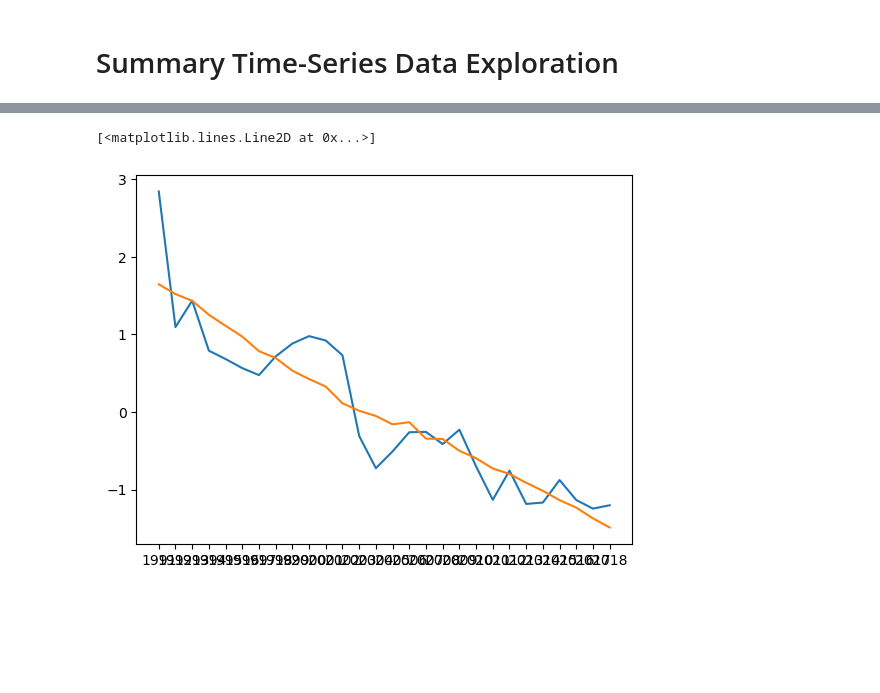
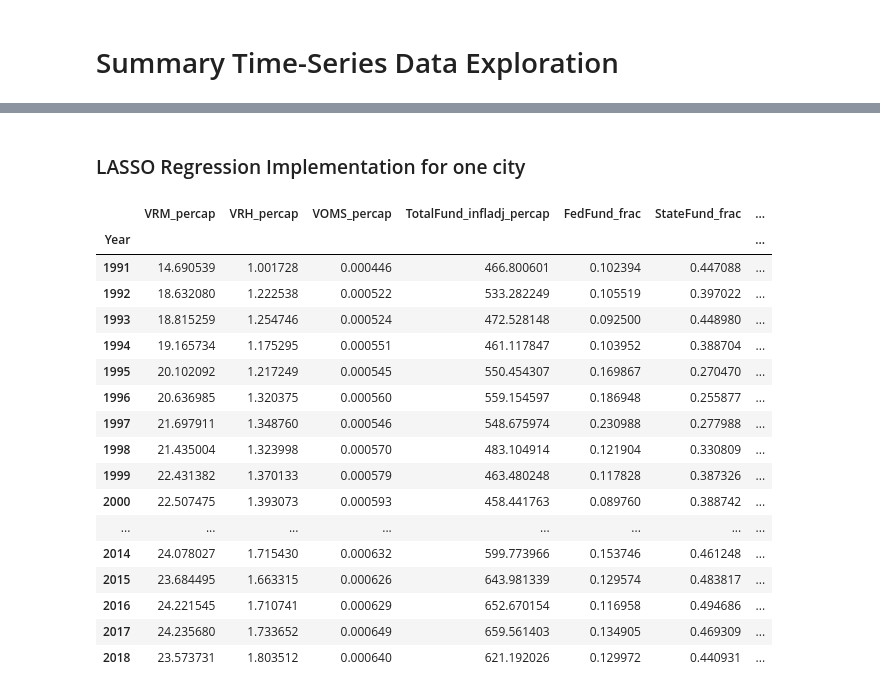
Before and after one commit to lodubay/transit-ridership, a Jupyter notebook: notebooks/time_series_SL.ipynb, the cells around one changed output, grey strips where cells are left out. Cells and saved outputs as stored; diff of their text form; code cells hidden in the pictures; blank space fills up the shorter version.

Commit message:
Implemented lasso

```diff
--- a/notebooks/time_series_SL.ipynb
+++ b/notebooks/time_series_SL.ipynb
@@ -39,6 +2,0 @@ plt.plot(city_opexp_total.index,city_opexp_total.values)
-# %%
-years = capfund_testing.columns[8:]
-city_capfund = capfund_testing.loc[capfund_testing['City'] == city]
-city_capfund = city_capfund[years]
-city_capfund_total = city_capfund.sum()*inflation.values[:-1,1]
-city_capfund_total
@@ -68,6 +2,0 @@ plt.plot(city_capfund_total.index,city_capfund_total.values)
-# %%
-years = ridership_testing.columns[8:]
-city_ridership = ridership_testing.loc[ridership_testing['City'] == city]
-city_ridership = city_ridership[years]
-city_ridership_total = city_ridership.sum()
-city_ridership_total
@@ -208,6 +2,0 @@ Unsure about this part below...
-# %%
-plt.plot(years[:],combined_scaler_no_zeros[:,0])
-plt.plot(years[:],sklearn_y_pred,'-')
-# %% [output]
-[<matplotlib.lines.Line2D at 0x...>]
-[figure, removed]
@@ -213,0 +10,52 @@ plt.plot(years[:],sklearn_y_pred,'-')
+# %% [markdown]
+### LASSO Regression Implementation for one city
+# %%
+def combine_city_data(city_code, dfs, names):
+    """
+    Generate a single DataFrame with data from all years for one city.
+    """
+    data_rows = [df.loc[city_code] for df in dfs]
+    all_data = pd.concat(data_rows, axis=1)
+    all_data.columns = names
+    all_data.index.name = 'Year'
+    return all_data
+
+
+def import_training_data(filename):
+    return pd.read_csv('../data/train/%s' % filename, index_col='UACE Code', dtype={'UACE Code': str})
+# %%
+city_info = pd.read_csv('../data/Cities.csv', index_col='UACE Code', dtype={'UACE Code': str})
+columbus_code = city_info[city_info['Primary UZA Name'] == 'Columbus, OH'].index[0]
+portland_code = city_info[city_info['Primary UZA Name'] == 'Portland, OR--WA'].index[0]
+pittsburgh_code = city_info[city_info['Primary UZA Name'] == 'Pittsburgh, PA'].index[0]
+boston_code = city_info[city_info['Primary UZA Name'] == 'Boston, MA--NH'].index[0]
+
+city = boston_code
+
+ynames = ['UPT_percap']#, 'PMT_percap', 'FARES_infladj_percap']
+ydfs = [import_training_data('%s.csv' % name) for name in ynames]
+city_yvals = combine_city_data(city, ydfs, ynames)
+# %%
+xnames = ['VRM_percap', 'VRH_percap', 'VOMS_percap', 'TotalFund_infladj_percap', 'FedFund_frac', 'StateFund_frac', 'LocalFund_frac', 'CapFund_infladj_percap', 'OpFund_infladj_percap', 'OpFund_frac', 'OpExp_Total_infladj_percap', 'OpExp_GA_frac', 'OpExp_VM_frac', 'OpExp_VO_frac']
+xdfs = [import_training_data('%s.csv' % name) for name in xnames]
+city_xvals = combine_city_data(city, xdfs, xnames)
+city_xvals
+# %% [output]
+|  | VRM_percap | VRH_percap | VOMS_percap | TotalFund_infladj_percap | FedFund_frac | StateFund_frac | ... |
+| Year |  |  |  |  |  |  | ... |
+| 1991 | 14.690539 | 1.001728 | 0.000446 | 466.800601 | 0.102394 | 0.447088 | ... |
+| 1992 | 18.632080 | 1.222538 | 0.000522 | 533.282249 | 0.105519 | 0.397022 | ... |
+| 1993 | 18.815259 | 1.254746 | 0.000524 | 472.528148 | 0.092500 | 0.448980 | ... |
+| 1994 | 19.165734 | 1.175295 | 0.000551 | 461.117847 | 0.103952 | 0.388704 | ... |
+| 1995 | 20.102092 | 1.217249 | 0.000545 | 550.454307 | 0.169867 | 0.270470 | ... |
+| 1996 | 20.636985 | 1.320375 | 0.000560 | 559.154597 | 0.186948 | 0.255877 | ... |
+| 1997 | 21.697911 | 1.348760 | 0.000546 | 548.675974 | 0.230988 | 0.277988 | ... |
+| 1998 | 21.435004 | 1.323998 | 0.000570 | 483.104914 | 0.121904 | 0.330809 | ... |
+| 1999 | 22.431382 | 1.370133 | 0.000579 | 463.480248 | 0.117828 | 0.387326 | ... |
+| 2000 | 22.507475 | 1.393073 | 0.000593 | 458.441763 | 0.089760 | 0.388742 | ... |
+| ... | ... | ... | ... | ... | ... | ... | ... |
+| 2014 | 24.078027 | 1.715430 | 0.000632 | 599.773966 | 0.153746 | 0.461248 | ... |
+| 2015 | 23.684495 | 1.663315 | 0.000626 | 643.981339 | 0.129574 | 0.483817 | ... |
+| 2016 | 24.221545 | 1.710741 | 0.000629 | 652.670154 | 0.116958 | 0.494686 | ... |
+| 2017 | 24.235680 | 1.733652 | 0.000649 | 659.561403 | 0.134905 | 0.469309 | ... |
+| 2018 | 23.573731 | 1.803512 | 0.000640 | 621.192026 | 0.129972 | 0.440931 | ... |
```
Also changed, not shown: parts of 38 cells of this notebook.
